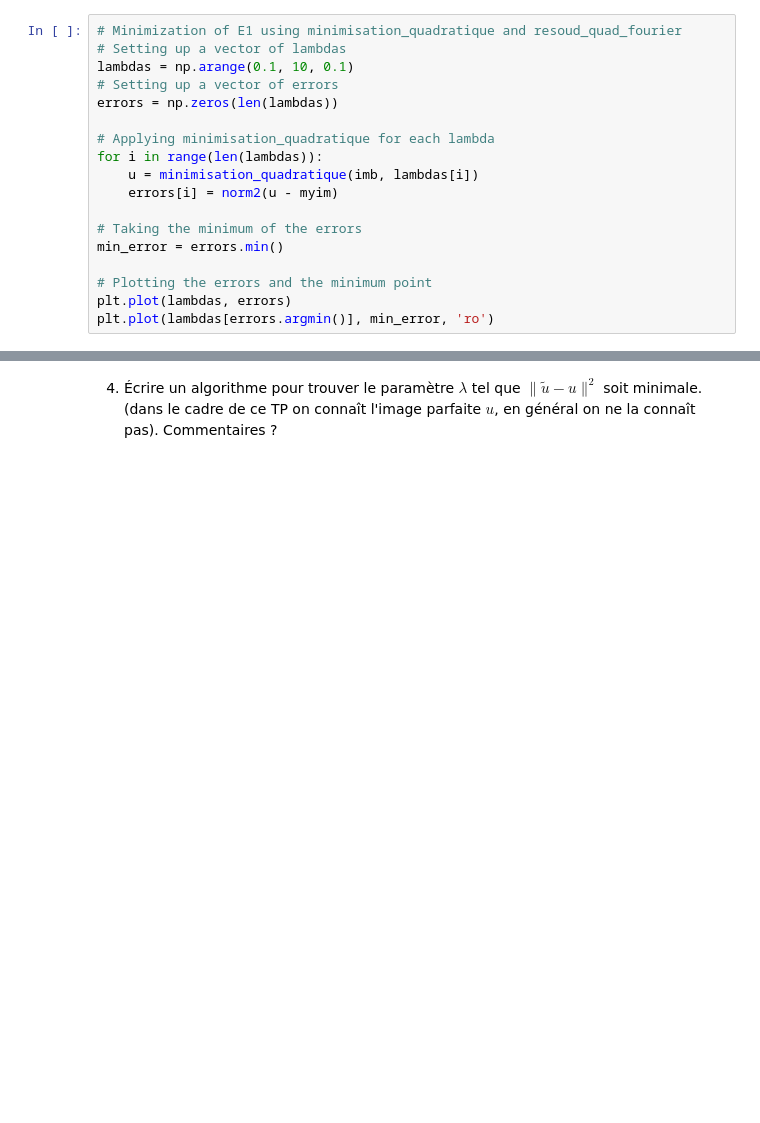
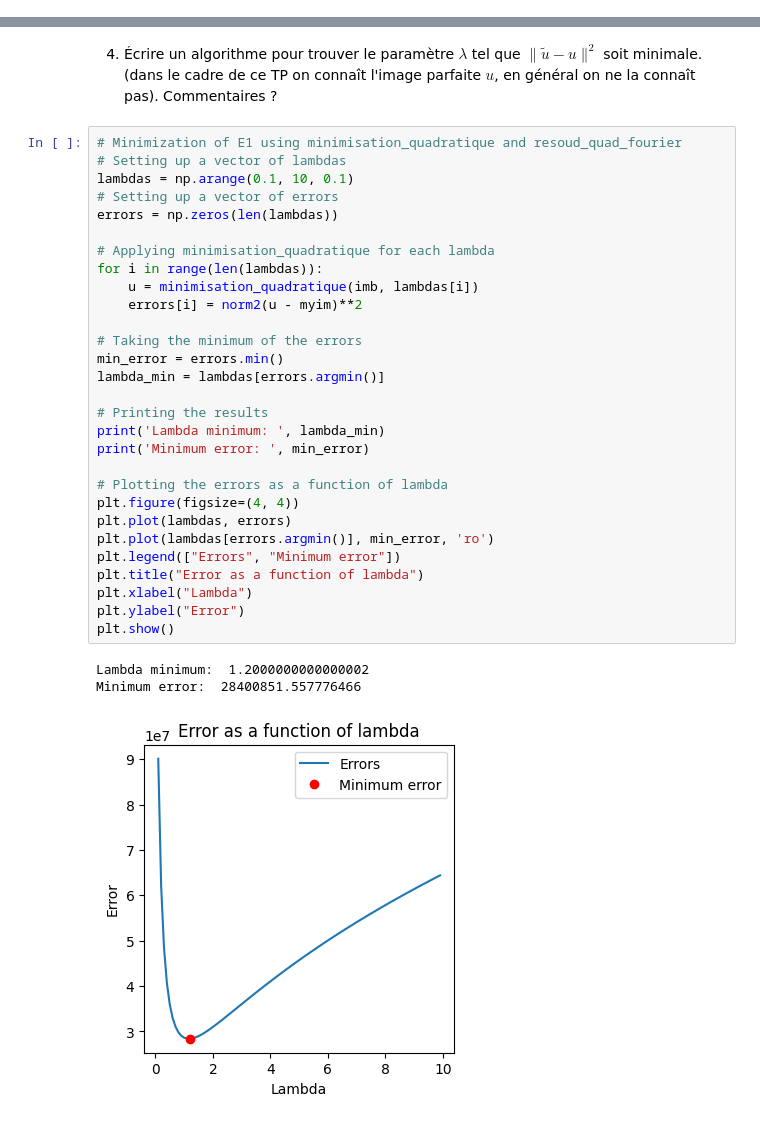
Before and after one commit to dftorresro/IMA203---TP2-M-thodes-Variationnelles, a Jupyter notebook: tp_ima203_variatio.ipynb, the cells around one changed output, grey strips where cells are left out. Drawn from its saved outputs; the diff is of its cells as text; blank space fills up the shorter version.

Commit message:
1st point complete

```diff
--- a/tp_ima203_variatio.ipynb
+++ b/tp_ima203_variatio.ipynb
@@ -476,18 +471,0 @@ def minimisation_quadratique(v, lamb):
-# %%
-# Minimization of E1 using minimisation_quadratique and resoud_quad_fourier
-# Setting up a vector of lambdas
-lambdas = np.arange(0.1, 10, 0.1)
-# Setting up a vector of errors
-errors = np.zeros(len(lambdas))
-
-# Applying minimisation_quadratique for each lambda
-for i in range(len(lambdas)):
-    u = minimisation_quadratique(imb, lambdas[i])
-    errors[i] = norm2(u - myim)
-
-# Taking the minimum of the errors
-min_error = errors.min()
-
-# Plotting the errors and the minimum point
-plt.plot(lambdas, errors)
-plt.plot(lambdas[errors.argmin()], min_error, 'ro')
@@ -501,2 +608,35 @@ plt.plot(lambdas[errors.argmin()], min_error, 'ro')
 # %% [markdown]
 4.  Écrire un algorithme pour trouver le paramètre $\lambda$ tel que $\| \tilde{u} - u \|^2$ soit minimale. (dans le cadre de ce TP on connaît l'image parfaite $u$, en général on ne la connaît pas). Commentaires ?
+# %%
+# Minimization of E1 using minimisation_quadratique and resoud_quad_fourier
+# Setting up a vector of lambdas
+lambdas = np.arange(0.1, 10, 0.1)
+# Setting up a vector of errors
+errors = np.zeros(len(lambdas))
+
+# Applying minimisation_quadratique for each lambda
+for i in range(len(lambdas)):
+    u = minimisation_quadratique(imb, lambdas[i])
+    errors[i] = norm2(u - myim)**2
+
+# Taking the minimum of the errors
+min_error = errors.min()
+lambda_min = lambdas[errors.argmin()]
+
+# Printing the results
+print('Lambda minimum: ', lambda_min)
+print('Minimum error: ', min_error)
+
+# Plotting the errors as a function of lambda
+plt.figure(figsize=(4, 4))
+plt.plot(lambdas, errors)
+plt.plot(lambdas[errors.argmin()], min_error, 'ro')
+plt.legend(["Errors", "Minimum error"])
+plt.title("Error as a function of lambda")
+plt.xlabel("Lambda")
+plt.ylabel("Error")
+plt.show()
+# %% [output]
+Lambda minimum:  1.2000000000000002
+Minimum error:  28400851.557776466
+[figure, added]
```
Also changed, not shown: parts of 11 cells of this notebook.
